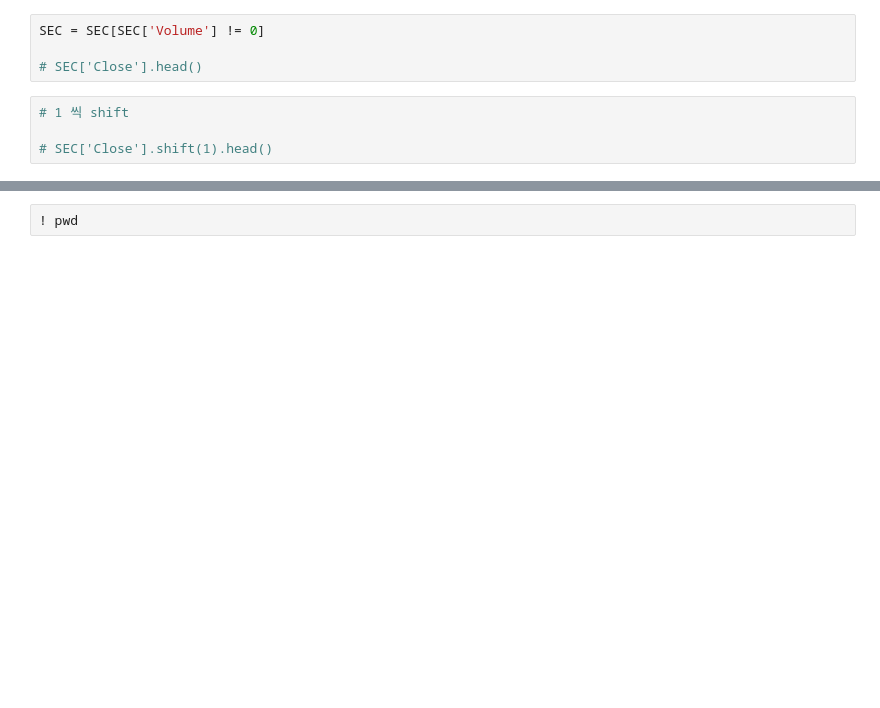
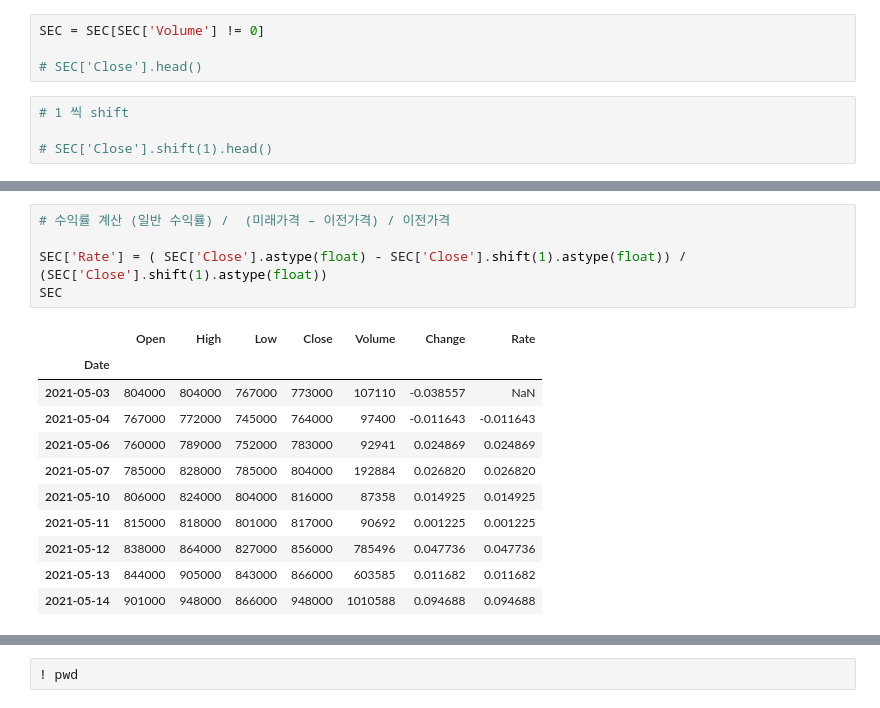
Before and after one commit to wonyongHwang/kopoStockModel, a Jupyter notebook: lecture/03 price-earnings ratio.ipynb, the cells around one changed output, grey strips where cells are left out. Cells and saved outputs as stored; diff of their text form; blank space fills up the shorter version.

```diff
--- a/lecture/03 price-earnings ratio.ipynb
+++ b/lecture/03 price-earnings ratio.ipynb
@@ -64,3 +64,20 @@ SEC
+# %%
+# 수익률 계산 (일반 수익률) /  (미래가격 – 이전가격) / 이전가격
+
+SEC['Rate'] = ( SEC['Close'].astype(float) - SEC['Close'].shift(1).astype(float)) / (SEC['Close'].shift(1).astype(float))
+SEC
+# %% [output]
+|  | Open | High | Low | Close | Volume | Change | Rate |
+| Date |  |  |  |  |  |  |  |
+| 2021-05-03 | 804000 | 804000 | 767000 | 773000 | 107110 | -0.038557 | NaN |
+| 2021-05-04 | 767000 | 772000 | 745000 | 764000 | 97400 | -0.011643 | -0.011643 |
+| 2021-05-06 | 760000 | 789000 | 752000 | 783000 | 92941 | 0.024869 | 0.024869 |
+| 2021-05-07 | 785000 | 828000 | 785000 | 804000 | 192884 | 0.026820 | 0.026820 |
+| 2021-05-10 | 806000 | 824000 | 804000 | 816000 | 87358 | 0.014925 | 0.014925 |
+| 2021-05-11 | 815000 | 818000 | 801000 | 817000 | 90692 | 0.001225 | 0.001225 |
+| 2021-05-12 | 838000 | 864000 | 827000 | 856000 | 785496 | 0.047736 | 0.047736 |
+| 2021-05-13 | 844000 | 905000 | 843000 | 866000 | 603585 | 0.011682 | 0.011682 |
+| 2021-05-14 | 901000 | 948000 | 866000 | 948000 | 1010588 | 0.094688 | 0.094688 |
 # %%
 SEC["Rate"].plot(figsize=(16,4))
 
```
Also changed, not shown: parts of 4 cells of this notebook, 2 other files.
